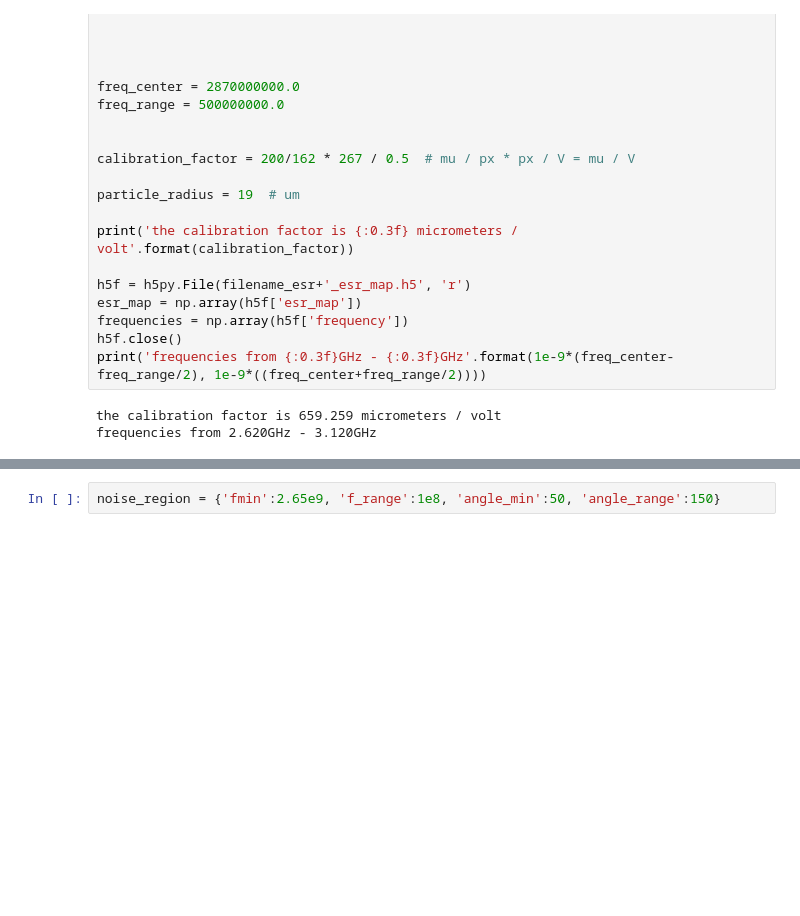
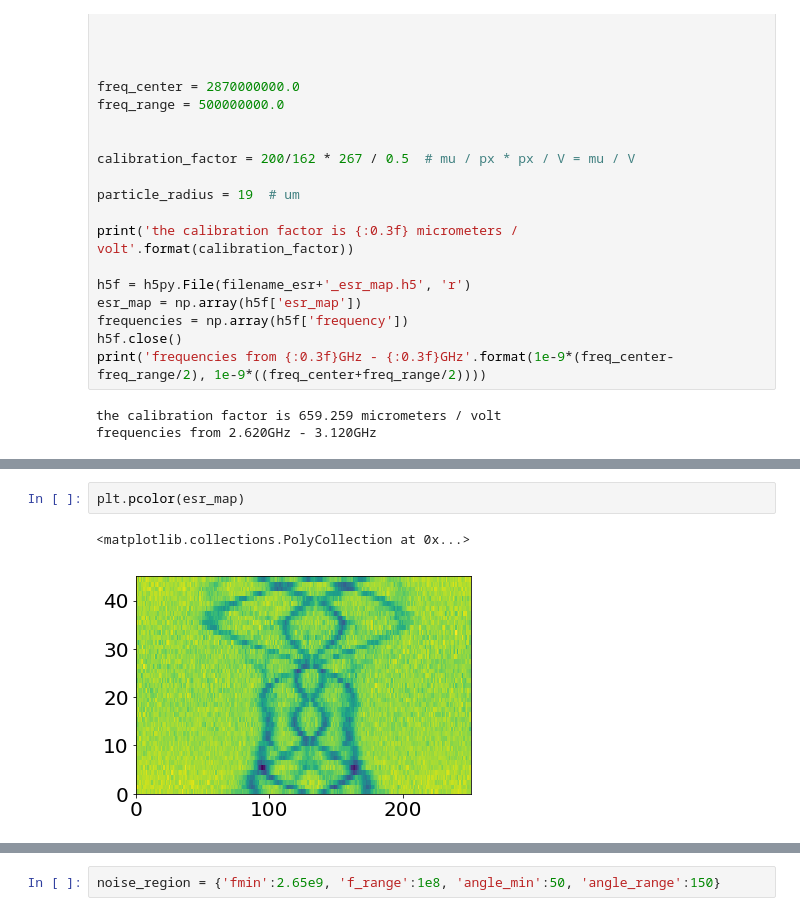
Before and after one commit to JanGieseler/pynvcenter, a Jupyter notebook: notebooks/experimental data - reconstruct magnet position from esr spectra.ipynb, the cells around one changed output, grey strips where cells are left out. Drawn from its saved outputs; the diff is of its cells as text; blank space fills up the shorter version.

```diff
--- a/notebooks/experimental data - reconstruct magnet position from esr spectra.ipynb
+++ b/notebooks/experimental data - reconstruct magnet position from esr spectra.ipynb
@@ -133,0 +258,5 @@ frequencies from 2.620GHz - 3.120GHz
+# %%
+plt.pcolor(esr_map)
+# %% [output]
+<matplotlib.collections.PolyCollection at 0x...>
+[figure, added]
```
Also changed, not shown: parts of 21 cells of this notebook, 3 other files.
